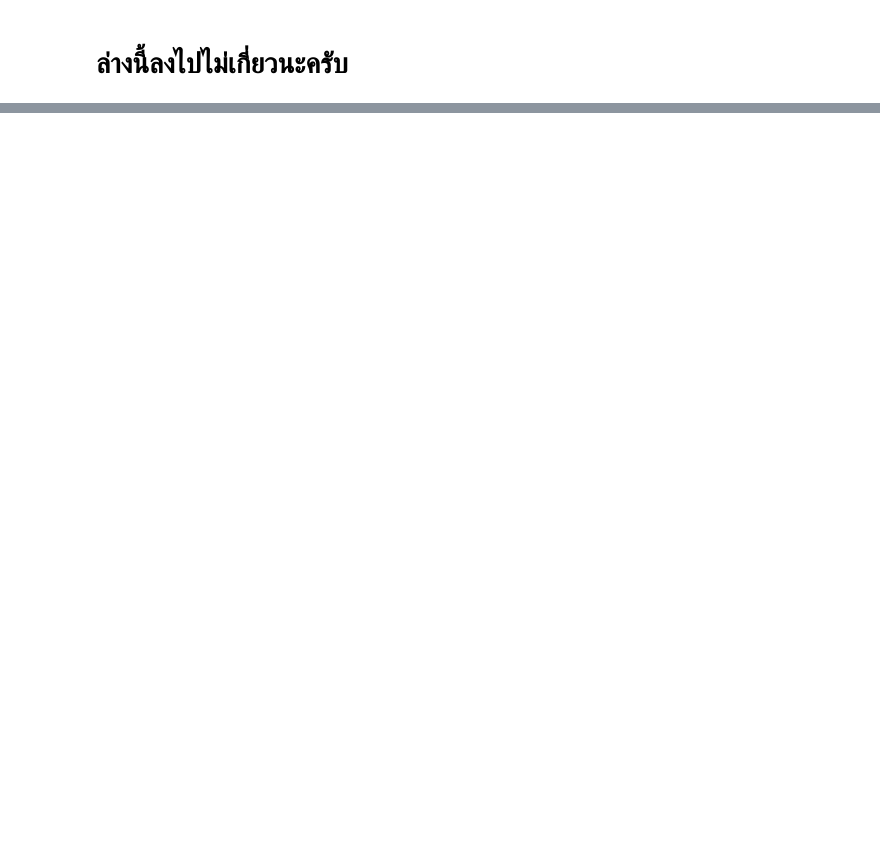
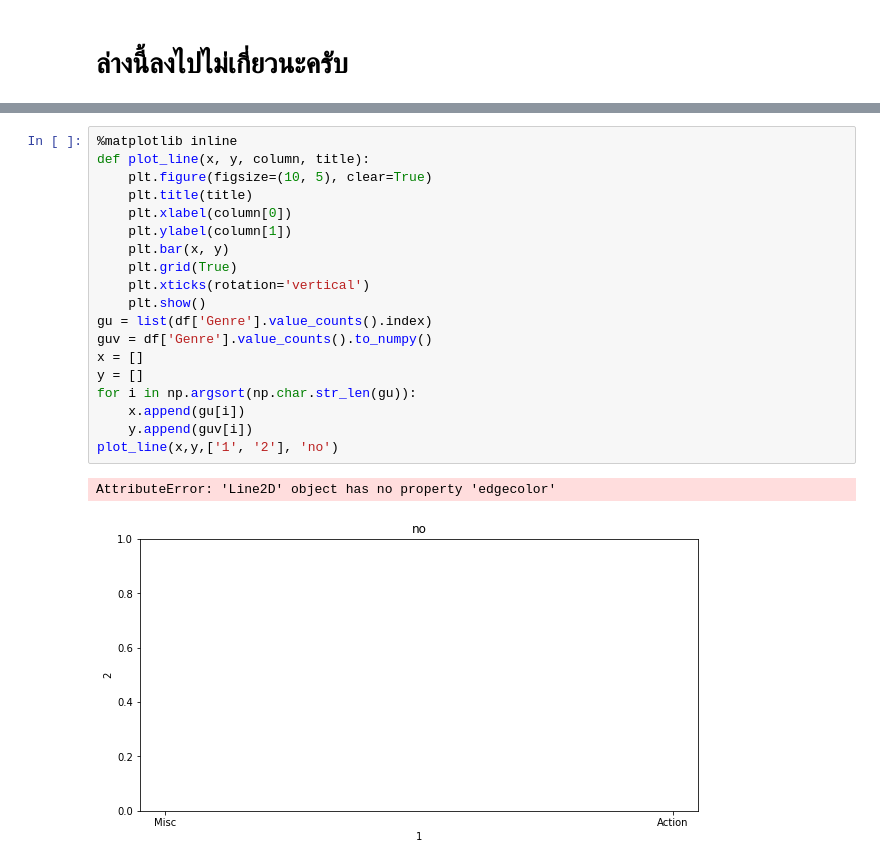
Before and after one commit to ballyees/project_229223, a Jupyter notebook: video_games.ipynb, the cells around one changed output, grey strips where cells are left out. Saved outputs shown, nothing was run; the diff lists cells and outputs as text; blank space fills up the shorter version.

```diff
--- a/video_games.ipynb
+++ b/video_games.ipynb
@@ -443,2 +324,24 @@ for i in df['Genre'].unique():
+# %%
+%matplotlib inline
+def plot_line(x, y, column, title):
+    plt.figure(figsize=(10, 5), clear=True)
+    plt.title(title)
+    plt.xlabel(column[0])
+    plt.ylabel(column[1])
+    plt.bar(x, y)
+    plt.grid(True)
+    plt.xticks(rotation='vertical')
+    plt.show()
+gu = list(df['Genre'].value_counts().index)
+guv = df['Genre'].value_counts().to_numpy()
+x = []
+y = []
+for i in np.argsort(np.char.str_len(gu)):
+    x.append(gu[i])
+    y.append(guv[i])
+plot_line(x,y,['1', '2'], 'no')
+# %% [output]
+AttributeError: 'Line2D' object has no property 'edgecolor'
+[figure, added]
 # %%
 # %% [output]
```
Also changed, not shown: parts of 18 cells of this notebook.
